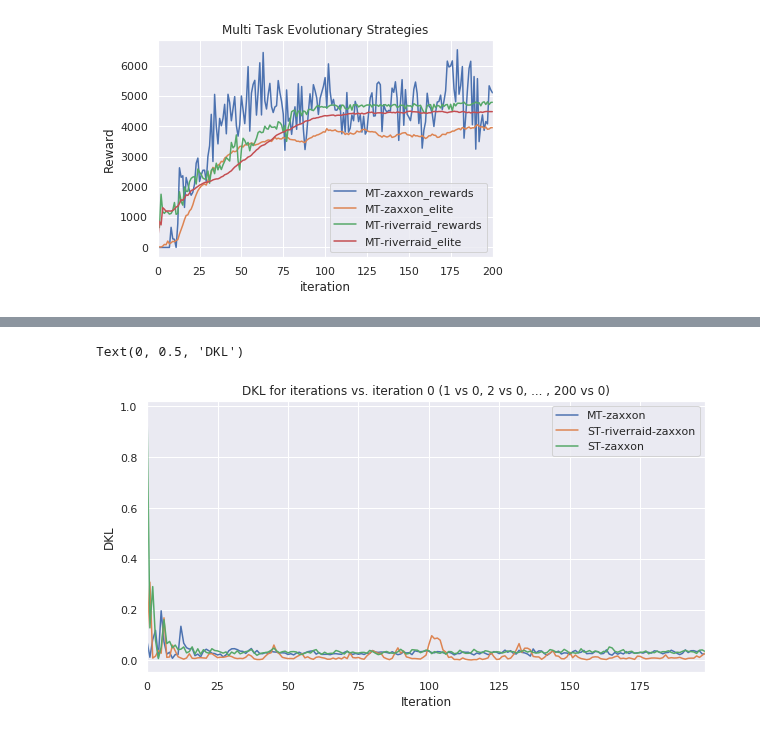
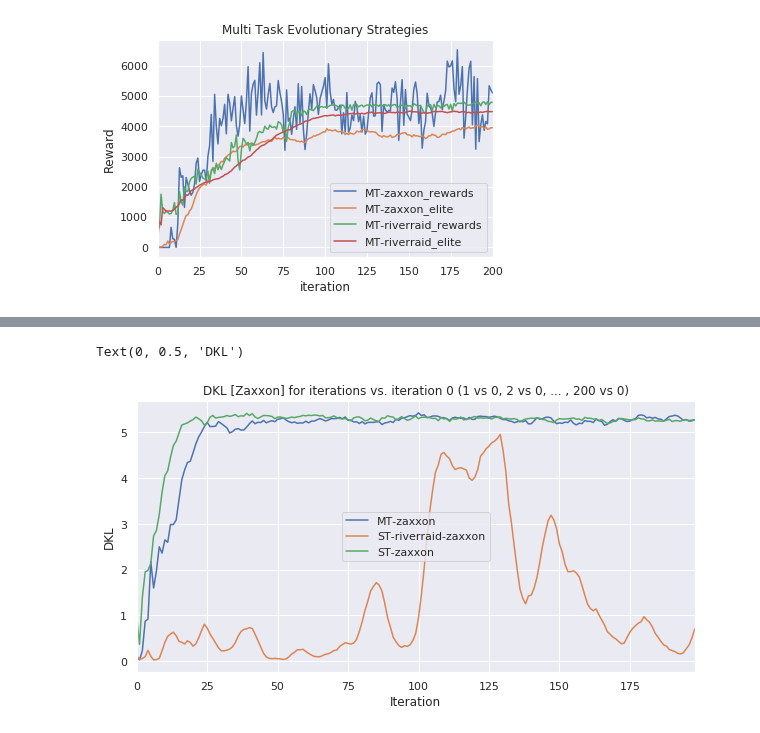
Before and after one commit to deyandyankov/research.mtne, a Jupyter notebook: gpu_implementation/analysis/all_plots.ipynb, the cells around one changed output, grey strips where cells are left out. Drawn from its saved outputs; the diff is of its cells as text; code cells hidden in the pictures.

Commit message:
Add the rest of the DKL plots to all_plots.ipynb

```diff
--- a/gpu_implementation/analysis/all_plots.ipynb
+++ b/gpu_implementation/analysis/all_plots.ipynb
@@ -114,15 +120,14 @@ p.set_ylabel("DKL")
 # %%
 # 6) same as 5), but y axis is “DKL for iterations (1 vs 0, 2 vs 0, 3 vs 0, ... , 200 vs 0)” (note: also in this case we need 2 plots: one for task 0, one for tasak 1)
-dkl1 = pd.DataFrame.from_dict({
-    'MT-riverraid': [utils.compute_dkl(experiments['MT'], 1, i, bin_size, epsilon) for i in range(1, iterations)],
-    'ST-riverraid': [utils.compute_dkl(experiments['ST-riverraid'], 0, i, bin_size, epsilon) for i in range(1, iterations)],
-    'ST-zaxxon-riverraid': [utils.compute_dkl(experiments['ST-zaxxon-riverraid'], 0, i, bin_size, epsilon) for i in range(1, iterations)]
+dkl_from0_0 = pd.DataFrame.from_dict({
+    'MT-zaxxon': [utils.compute_dkl(experiments['MT'], 0, i, bin_size, epsilon, from_0=True) for i in range(1, iterations)],
+    'ST-zaxxon': [utils.compute_dkl(experiments['ST-zaxxon'], 0, i, bin_size, epsilon, from_0=True) for i in range(1, iterations)],
+    'ST-riverraid-zaxxon': [utils.compute_dkl(experiments['ST-riverraid-zaxxon'], 0, i, bin_size, epsilon, from_0=True) for i in range(1, iterations)]
 })
-
-p = dkl0.plot()
-p.set_title("DKL for iterations vs. iteration 0 (1 vs 0, 2 vs 0, ... , 200 vs 0)")
+p = dkl_from0_0.plot()
+p.set_title("DKL [Zaxxon] for iterations vs. iteration 0 (1 vs 0, 2 vs 0, ... , 200 vs 0)")
 p.set_xlabel("Iteration")
 p.set_ylabel("DKL")
 # %% [output]
 Text(0, 0.5, 'DKL')
-[figure, old version]
+[figure, new version]
```
Also changed, not shown: parts of 9 cells of this notebook.
